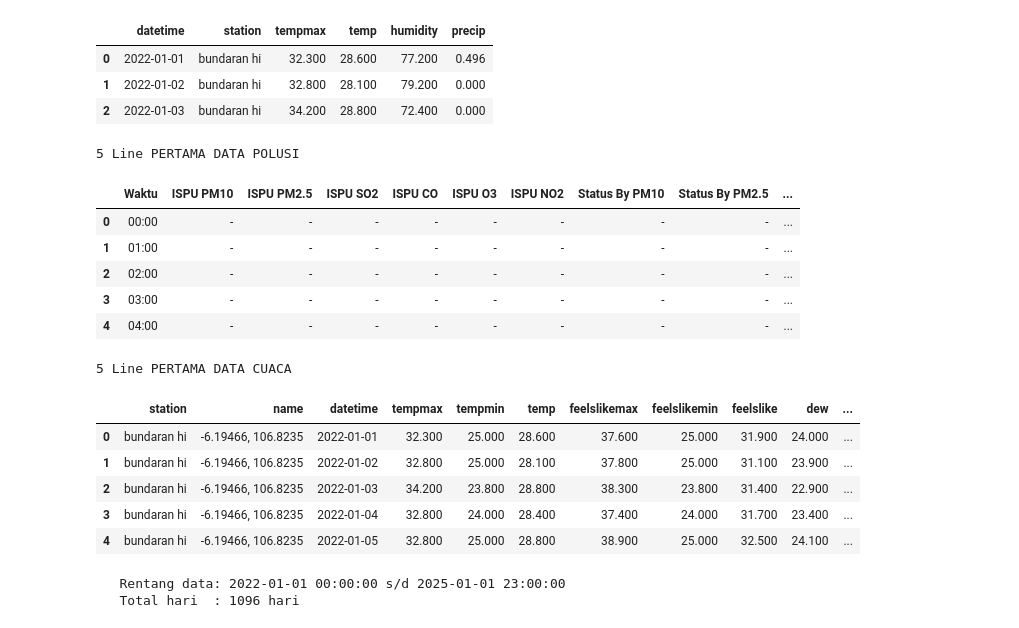
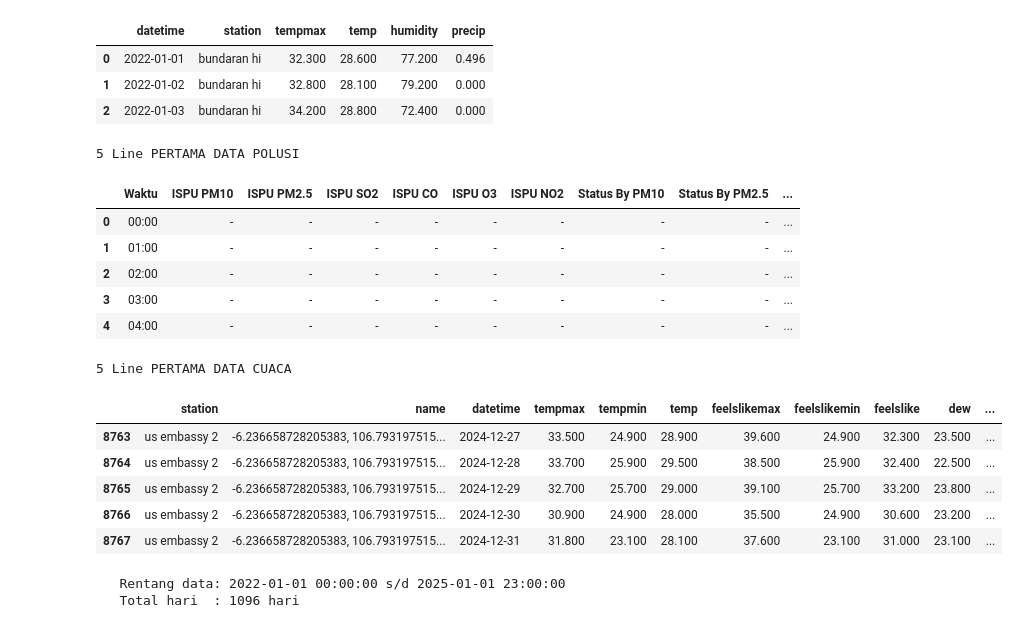
Before and after one commit to aauliaaz/project-daming, a Jupyter notebook: notebooks/EDA.ipynb, the cells around one changed output. Drawn from its saved outputs; the diff is of its cells as text; code cells hidden in the pictures.

```diff
--- a/notebooks/EDA.ipynb
+++ b/notebooks/EDA.ipynb
@@ -95,25 +95,25 @@ Sample data cuaca:
 # %%
 # Preview 5 line pertama
 print('5 Line PERTAMA DATA POLUSI')
 display(df_polusi.head(5))
 
 print('\n5 Line PERTAMA DATA CUACA')
-display(df_cuaca.head(5))
+display(df_cuaca.tail(5))
 # %% [output]
 5 Line PERTAMA DATA POLUSI
 |  | Waktu | ISPU PM10 | ISPU PM2.5 | ISPU SO2 | ISPU CO | ISPU O3 | ISPU NO2 | Status By PM10 | Status By PM2.5 | ... |
 | 0 | 00:00 | - | - | - | - | - | - | - | - | ... |
 | 1 | 01:00 | - | - | - | - | - | - | - | - | ... |
 | 2 | 02:00 | - | - | - | - | - | - | - | - | ... |
 | 3 | 03:00 | - | - | - | - | - | - | - | - | ... |
 | 4 | 04:00 | - | - | - | - | - | - | - | - | ... |
 5 Line PERTAMA DATA CUACA
 |  | station | name | datetime | tempmax | tempmin | temp | feelslikemax | feelslikemin | feelslike | dew | ... |
-| 0 | bundaran hi | -6.19466, 106.8235 | 2022-01-01 | 32.300 | 25.000 | 28.600 | 37.600 | 25.000 | 31.900 | 24.000 | ... |
-| 1 | bundaran hi | -6.19466, 106.8235 | 2022-01-02 | 32.800 | 25.000 | 28.100 | 37.800 | 25.000 | 31.100 | 23.900 | ... |
-| 2 | bundaran hi | -6.19466, 106.8235 | 2022-01-03 | 34.200 | 23.800 | 28.800 | 38.300 | 23.800 | 31.400 | 22.900 | ... |
-| 3 | bundaran hi | -6.19466, 106.8235 | 2022-01-04 | 32.800 | 24.000 | 28.400 | 37.400 | 24.000 | 31.700 | 23.400 | ... |
-| 4 | bundaran hi | -6.19466, 106.8235 | 2022-01-05 | 32.800 | 25.000 | 28.800 | 38.900 | 25.000 | 32.500 | 24.100 | ... |
+| 8763 | us embassy 2 | -6.236658728205383, 106.793197515... | 2024-12-27 | 33.500 | 24.900 | 28.900 | 39.600 | 24.900 | 32.300 | 23.500 | ... |
+| 8764 | us embassy 2 | -6.236658728205383, 106.793197515... | 2024-12-28 | 33.700 | 25.900 | 29.500 | 38.500 | 25.900 | 32.400 | 22.500 | ... |
+| 8765 | us embassy 2 | -6.236658728205383, 106.793197515... | 2024-12-29 | 32.700 | 25.700 | 29.000 | 39.100 | 25.700 | 33.200 | 23.800 | ... |
+| 8766 | us embassy 2 | -6.236658728205383, 106.793197515... | 2024-12-30 | 30.900 | 24.900 | 28.000 | 35.500 | 24.900 | 30.600 | 23.200 | ... |
+| 8767 | us embassy 2 | -6.236658728205383, 106.793197515... | 2024-12-31 | 31.800 | 23.100 | 28.100 | 37.600 | 23.100 | 31.000 | 23.100 | ... |
 # %%
 # Parsing datetime
 
```
Also changed, not shown: parts of 9 cells of this notebook, 1 other file.
